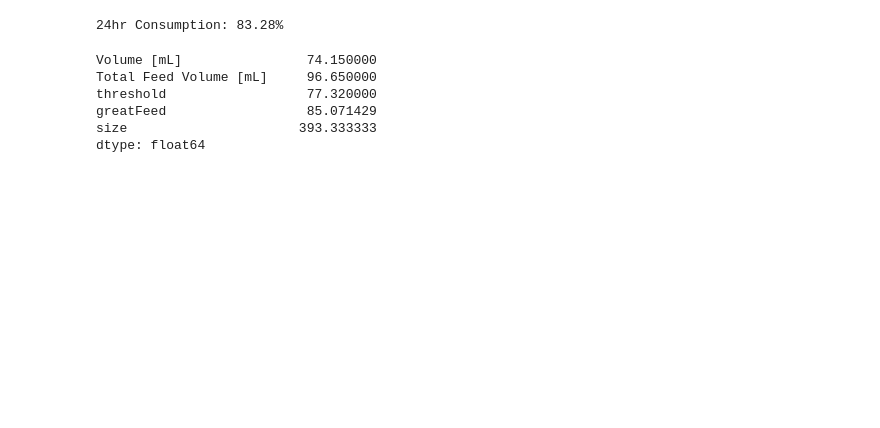
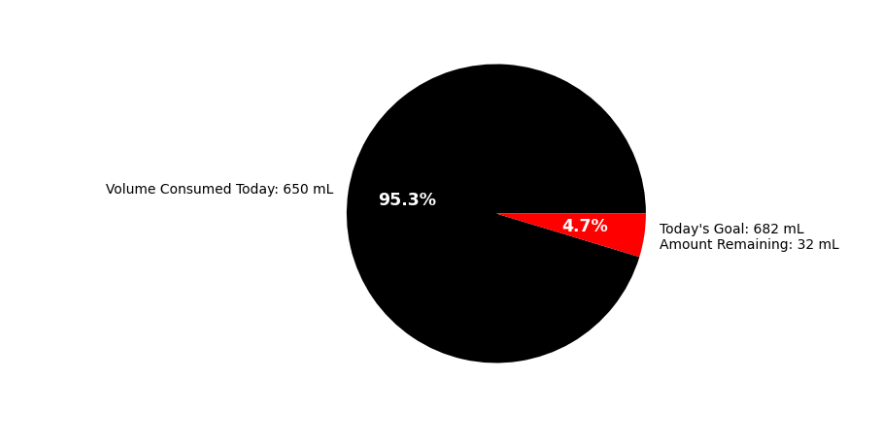
Before and after one commit to Juniper82/Theos-Feeding, a Jupyter notebook: Theo_Feeds.ipynb, the cells around one changed output. Saved outputs shown, nothing was run; the diff lists cells and outputs as text; code cells hidden in the pictures; blank space fills up the shorter version.

```diff
--- a/Theo_Feeds.ipynb
+++ b/Theo_Feeds.ipynb
@@ -1,52 +1,62 @@
 # %%
 import pandas as pd
 import seaborn as sns
 import numpy as np
 import matplotlib.pyplot as plt
 import matplotlib.dates as mdates
 from matplotlib.ticker import (MultipleLocator, AutoMinorLocator)
 from datetime import datetime
 import matplotlib as mpl
 
 spreadsheet_id = "YOUR_SPREADSHEET_ID" # Replace with your Sheet ID
 sheet_id = "0" # Replace with your GID (0 is usually the first sheet)
 
 url = f"https://docs.google.com/spreadsheets/d/16HNvRGn6rM0YFKnyvNpQlfmxrgw8ugTsu9iZ6fjQORQ/export?gid=0&format=csv"
 
 
 df = pd.read_csv(url)
 df['Military_Time']=pd.to_datetime(df['Time'],format='%I:%M %p').dt.strftime('%H:%M')
 df['datetime_col'] = pd.to_datetime(df['Date'] + ' ' + df['Military_Time'])
-df['threshold']=0.8*df['Total Feed Volume [mL]']
-greatFeed = []
-size = []
-for index, row in df.iterrows():
-    if row['Volume [mL]'] > row['threshold']:
-        greatFeed.append(row['Volume [mL]'])
-        size.append(500)
-    else:
-        greatFeed.append(np.nan)
-        size.append(300)
-df['greatFeed']=greatFeed
-df['size']=size
+# df['threshold']=0.8*df['Total Feed Volume [mL]']
+# greatFeed = []
+# size = []
+# for index, row in df.iterrows():
+#     if row['Volume [mL]'] > row['threshold']:
+#         greatFeed.append(row['Volume [mL]'])
+#         size.append(500)
+#     else:
+#         greatFeed.append(np.nan)
+#         size.append(300)
+# df['greatFeed']=greatFeed
+# df['size']=size
 #df
-df2 = df[df['greatFeed'].notna()]
+# df2 = df[df['greatFeed'].notna()]
 #print(df2)
 #print(size)
 # Calculate 24hr Feed %
 df3 = df.tail(7)
 runningFeed = sum(df3['Volume [mL]'])
 totalRunningOffered = sum(df3['Total Feed Volume [mL]'])
-twentyFourHR = runningFeed/totalRunningOffered*100
-print("24hr Consumption: ",round(twentyFourHR,2),"%\n",sep='')
+twentyFourHR = runningFeed/682*100
+#print("24hr Consumption: ",round(twentyFourHR,2),"%\n",sep='')
 #print(df3)
 #Calculate Averages
 df.loc[df['Food']=='AR (22 cal)'].mean(axis=0, skipna=True, numeric_only=True)
+today = datetime.today().strftime('%m-%d-%Y')
+dataSlice = df.loc[df.Date == today]
+dailyConsumed = sum(dataSlice['Volume [mL]'])
+todaysGoal = 682
+data=[dailyConsumed , todaysGoal-dailyConsumed]
+labels = ['Volume Consumed Today: '+str(dailyConsumed)+' mL',"Today's Goal: "+str(todaysGoal)+' mL\nAmount Remaining: '+str(todaysGoal-dailyConsumed)+' mL']
+# define Seaborn color palette to use
+#colors = sns.color_palette('bright')
+colors = ['0','r']
+# Setup the Plot
+fig, ax = plt.subplots(figsize=(5,5))
+_, _, autotexts=plt.pie(data, labels=labels, colors=colors, autopct='%.1f%%')
+plt.setp(autotexts, **{'color':'white', 'weight':'bold', 'fontsize':12.5})
+# for autotext in autotexts:
+#     autotext.set_color('white')
+plt.show()
 # %% [output]
-24hr Consumption: 83.28%
-Volume [mL]                74.150000
-Total Feed Volume [mL]     96.650000
-threshold                  77.320000
-greatFeed                  85.071429
-size                      393.333333
-dtype: float64
+[figure, added]
```
Also changed, not shown: parts of 6 cells of this notebook.
